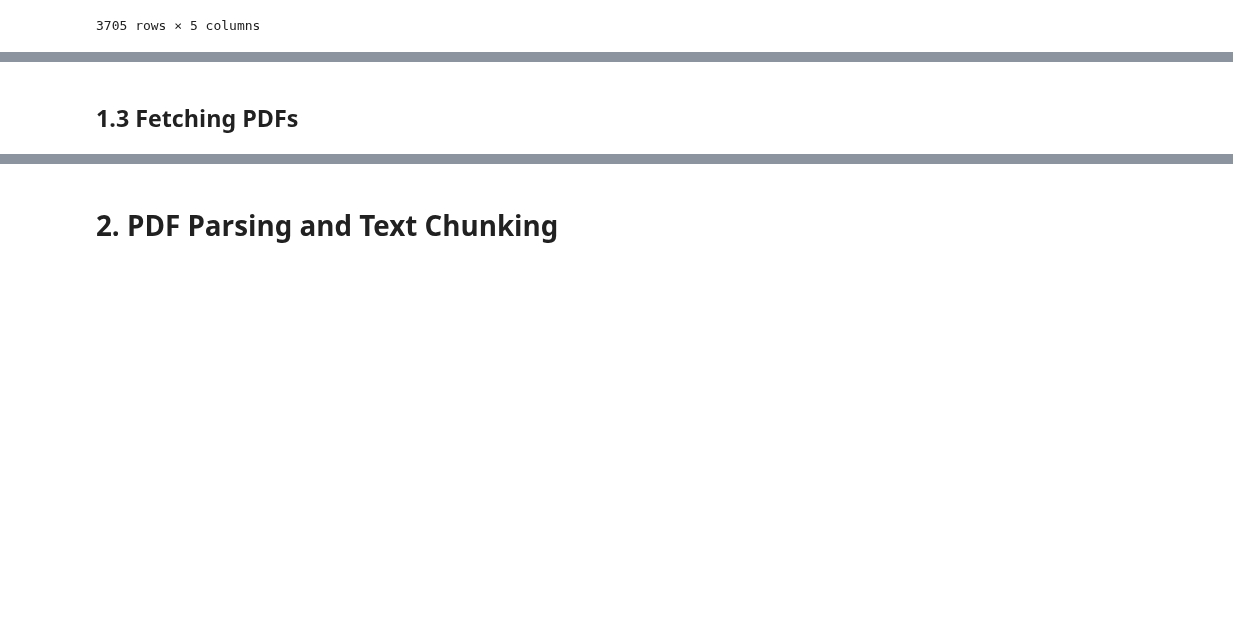
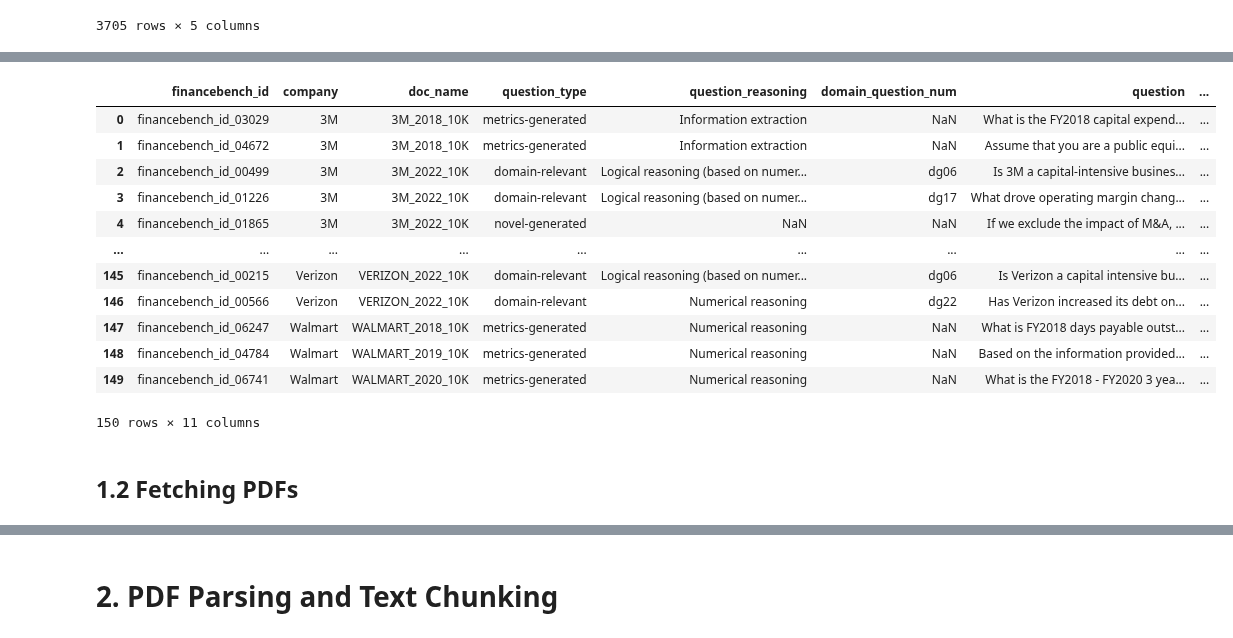
Before and after one commit to sarthakg004/Bharat-Fin-Agent, a Jupyter notebook: experimentation.ipynb, the cells around one changed output, grey strips where cells are left out. Drawn from its saved outputs; the diff is of its cells as text; code cells hidden in the pictures; blank space fills up the shorter version.

```diff
--- a/experimentation.ipynb
+++ b/experimentation.ipynb
@@ -76,2 +96,25 @@ dataset.save_to_disk("data/eval/bhashabench_finance")
+# %%
+import pandas as pd
+
+df = pd.read_json(
+    "data/us/eval/financebench/data/financebench_open_source.jsonl",
+    lines=True,
+)
+# %%
+df
+# %% [output]
+|  | financebench_id | company | doc_name | question_type | question_reasoning | domain_question_num | question | ... |
+| 0 | financebench_id_03029 | 3M | 3M_2018_10K | metrics-generated | Information extraction | NaN | What is the FY2018 capital expend... | ... |
+| 1 | financebench_id_04672 | 3M | 3M_2018_10K | metrics-generated | Information extraction | NaN | Assume that you are a public equi... | ... |
+| 2 | financebench_id_00499 | 3M | 3M_2022_10K | domain-relevant | Logical reasoning (based on numer... | dg06 | Is 3M a capital-intensive busines... | ... |
+| 3 | financebench_id_01226 | 3M | 3M_2022_10K | domain-relevant | Logical reasoning (based on numer... | dg17 | What drove operating margin chang... | ... |
+| 4 | financebench_id_01865 | 3M | 3M_2022_10K | novel-generated | NaN | NaN | If we exclude the impact of M&A, ... | ... |
+| ... | ... | ... | ... | ... | ... | ... | ... | ... |
+| 145 | financebench_id_00215 | Verizon | VERIZON_2022_10K | domain-relevant | Logical reasoning (based on numer... | dg06 | Is Verizon a capital intensive bu... | ... |
+| 146 | financebench_id_00566 | Verizon | VERIZON_2022_10K | domain-relevant | Numerical reasoning | dg22 | Has Verizon increased its debt on... | ... |
+| 147 | financebench_id_06247 | Walmart | WALMART_2018_10K | metrics-generated | Numerical reasoning | NaN | What is FY2018 days payable outst... | ... |
+| 148 | financebench_id_04784 | Walmart | WALMART_2019_10K | metrics-generated | Numerical reasoning | NaN | Based on the information provided... | ... |
+| 149 | financebench_id_06741 | Walmart | WALMART_2020_10K | metrics-generated | Numerical reasoning | NaN | What is the FY2018 - FY2020 3 yea... | ... |
+150 rows × 11 columns
 # %% [markdown]
-## 1.3 Fetching PDFs
+## 1.2 Fetching PDFs
```
Also changed, not shown: parts of 18 cells of this notebook, 2 other files.
